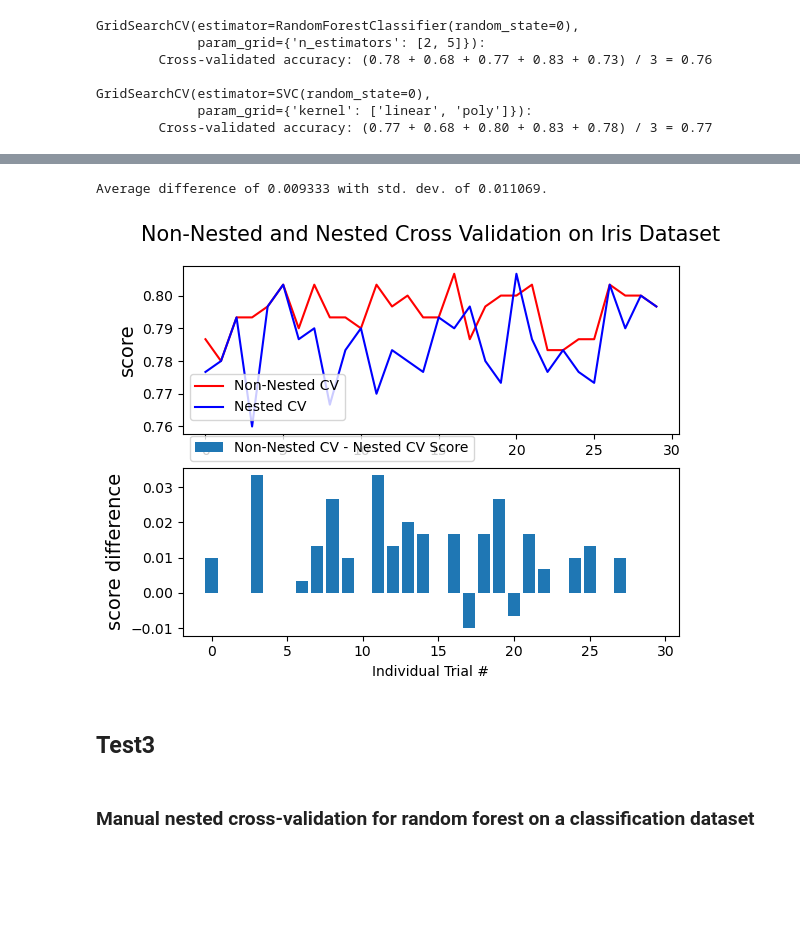
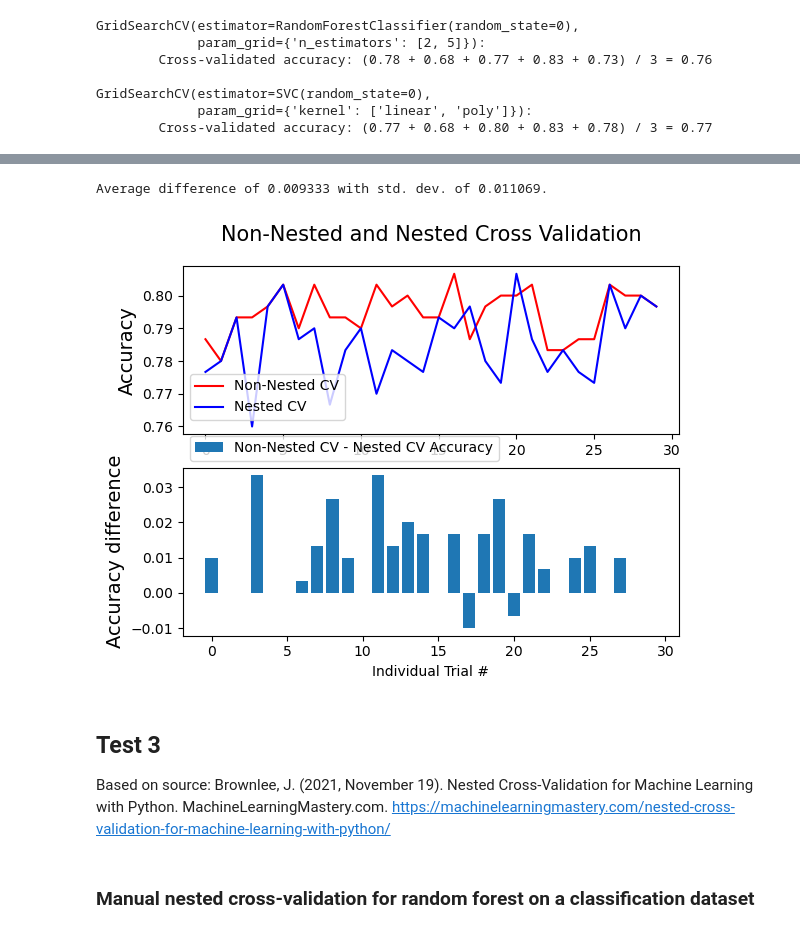
Before and after one commit to VicBracke/_Repo_ML_Project, a Jupyter notebook: OSA_CaseStudy/6_ML_Models_Classification.ipynb, the cells around one changed output, grey strips where cells are left out. Cells and saved outputs as stored; diff of their text form; code cells hidden in the pictures; blank space fills up the shorter version.

```diff
--- a/OSA_CaseStudy/6_ML_Models_Classification.ipynb
+++ b/OSA_CaseStudy/6_ML_Models_Classification.ipynb
@@ -268,12 +264,12 @@ for i in range(NUM_TRIALS):
     outer_cv = KFold(n_splits=4, shuffle=True, random_state=i) # splits the data into train+validation and test
 
     # Non_nested parameter search and scoring
-    clf = GridSearchCV(estimator=svm, param_grid=p_grid, cv=outer_cv)
+    clf = GridSearchCV(estimator=svm, scoring= 'accuracy', param_grid=p_grid, cv=outer_cv)
     clf.fit(X, y)
     non_nested_scores[i] = clf.best_score_
 
     # Nested CV with parameter optimization
-    clf = GridSearchCV(estimator=svm, param_grid=p_grid, cv=inner_cv) # inner loop for hyperparameter optimization
+    clf = GridSearchCV(estimator=svm, scoring= 'accuracy', param_grid=p_grid, cv=inner_cv) # inner loop for hyperparameter optimization
     nested_score = cross_val_score(clf, X=X, y=y, cv=outer_cv) # outer loop for model selection
     nested_scores[i] = nested_score.mean()
 
@@ -286,40 +282,41 @@ print(
 )
 
 # Plot scores on each trial for nested and non-nested CV
 plt.figure()
 plt.subplot(211)
 (non_nested_scores_line,) = plt.plot(non_nested_scores, color="r")
 (nested_line,) = plt.plot(nested_scores, color="b")
-plt.ylabel("score", fontsize="14")
+plt.ylabel("Accuracy", fontsize="14")
 plt.legend(
     [non_nested_scores_line, nested_line],
     ["Non-Nested CV", "Nested CV"],
     bbox_to_anchor=(0, 0.4, 0.5, 0),
 )
 plt.title(
-    "Non-Nested and Nested Cross Validation on Iris Dataset",
+    "Non-Nested and Nested Cross Validation",
     x=0.5,
     y=1.1,
     fontsize="15",
 )
 
 # Plot bar chart of the difference.
 plt.subplot(212)
 difference_plot = plt.bar(range(NUM_TRIALS), score_difference)
 plt.xlabel("Individual Trial #")
 plt.legend(
     [difference_plot],
-    ["Non-Nested CV - Nested CV Score"],
+    ["Non-Nested CV - Nested CV Accuracy"],
     bbox_to_anchor=(0, 1, 0.8, 0),
 )
-plt.ylabel("score difference", fontsize="14")
+plt.ylabel("Accuracy difference", fontsize="14")
 
 plt.show()
 # %% [output]
 Average difference of 0.009333 with std. dev. of 0.011069.
-[figure, old version]
+[figure, new version]
-# %% [markdown]
-## Test3
+# %% [markdown]
+## Test 3
+Based on source: Brownlee, J. (2021, November 19). Nested Cross-Validation for Machine Learning with Python. MachineLearningMastery.com. https://machinelearningmastery.com/nested-cross-validation-for-machine-learning-with-python/
 # %% [markdown]
 ### Manual nested cross-validation for random forest on a classification dataset
 # %%
```
Also changed, not shown: parts of 33 cells of this notebook, 7 other files.
